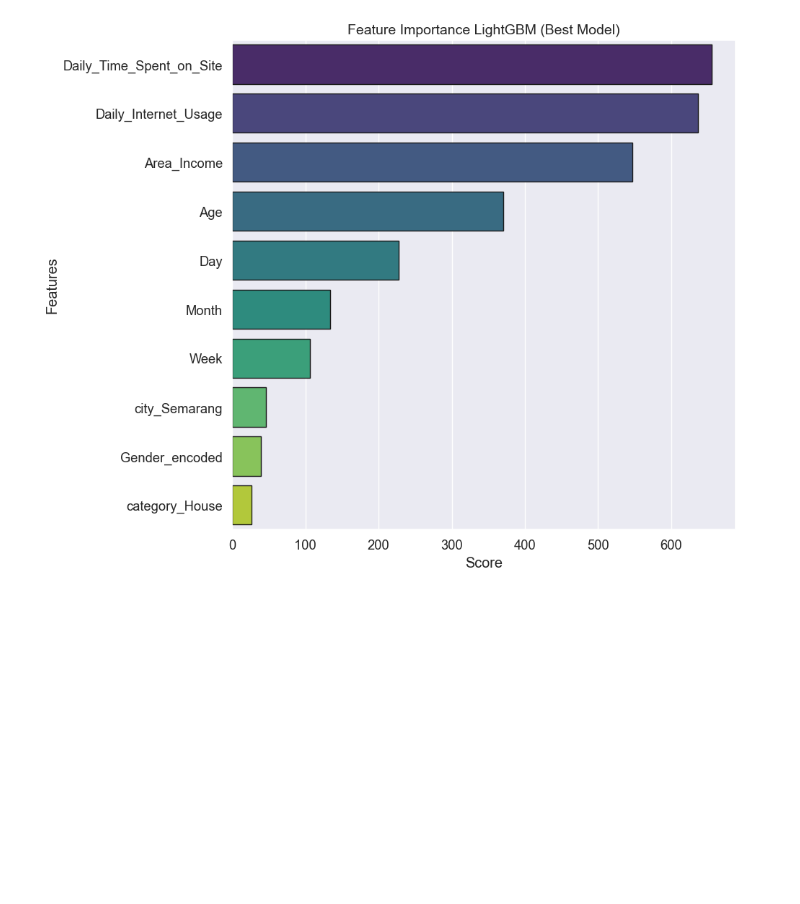
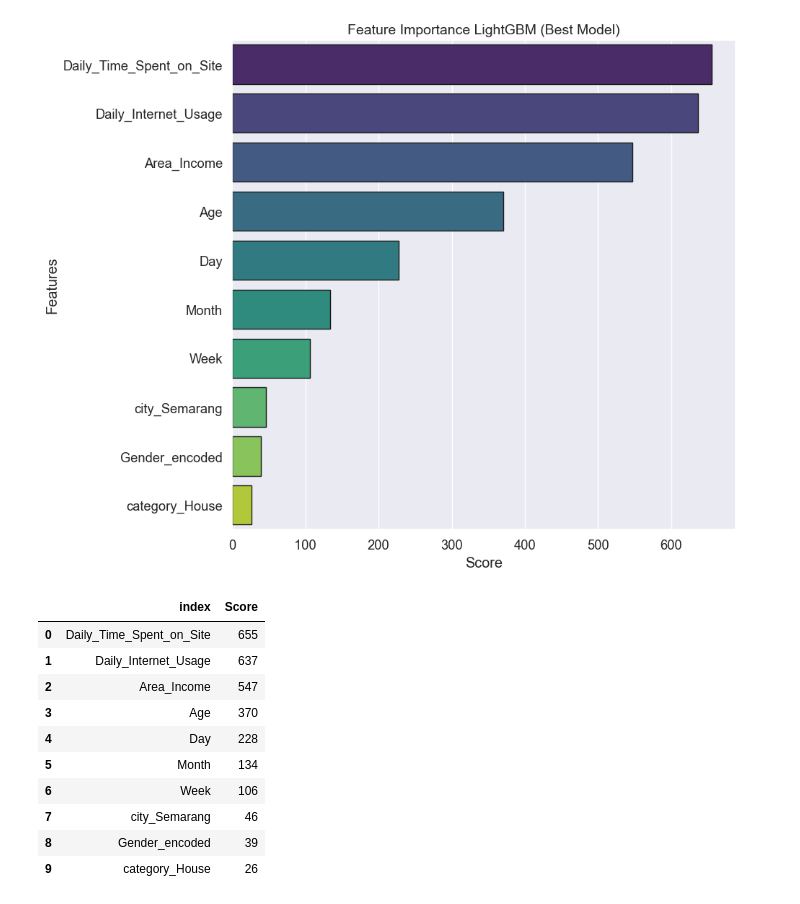
Before and after one commit to LimatanL/Predict-Customer-Clicked-Ads-Classification-by-Using-Machine-Learning, a Jupyter notebook: Predict-Customer-Clicked-Ads-Classification-by-Using-Machine-Learning.ipynb, the cells around one changed output. Cells and saved outputs as stored; diff of their text form; code cells hidden in the pictures; blank space fills up the shorter version.

```diff
--- a/Predict-Customer-Clicked-Ads-Classification-by-Using-Machine-Learning.ipynb
+++ b/Predict-Customer-Clicked-Ads-Classification-by-Using-Machine-Learning.ipynb
@@ -708,3 +710,17 @@ plt.tight_layout()
 plt.show()
 # %% [output]
 [figure]
+# %%
+df_feature
+# %% [output]
+|  | index | Score |
+| 0 | Daily_Time_Spent_on_Site | 655 |
+| 1 | Daily_Internet_Usage | 637 |
+| 2 | Area_Income | 547 |
+| 3 | Age | 370 |
+| 4 | Day | 228 |
+| 5 | Month | 134 |
+| 6 | Week | 106 |
+| 7 | city_Semarang | 46 |
+| 8 | Gender_encoded | 39 |
+| 9 | category_House | 26 |
```
Also changed, not shown: parts of 11 cells of this notebook.
